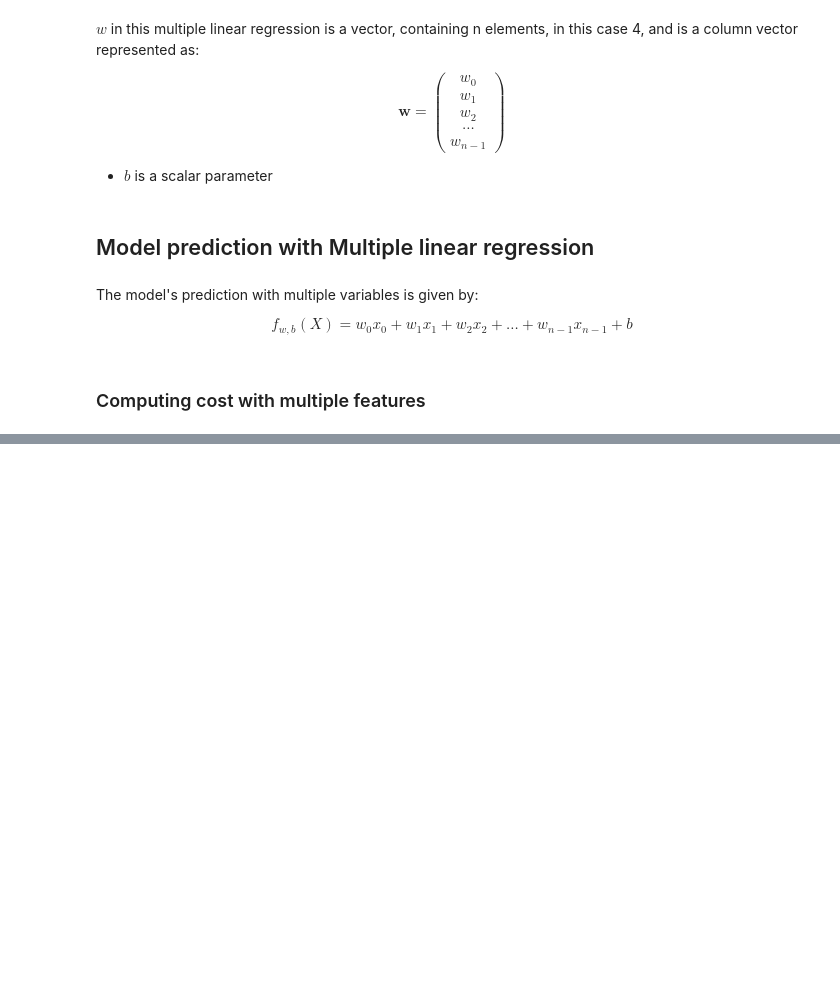
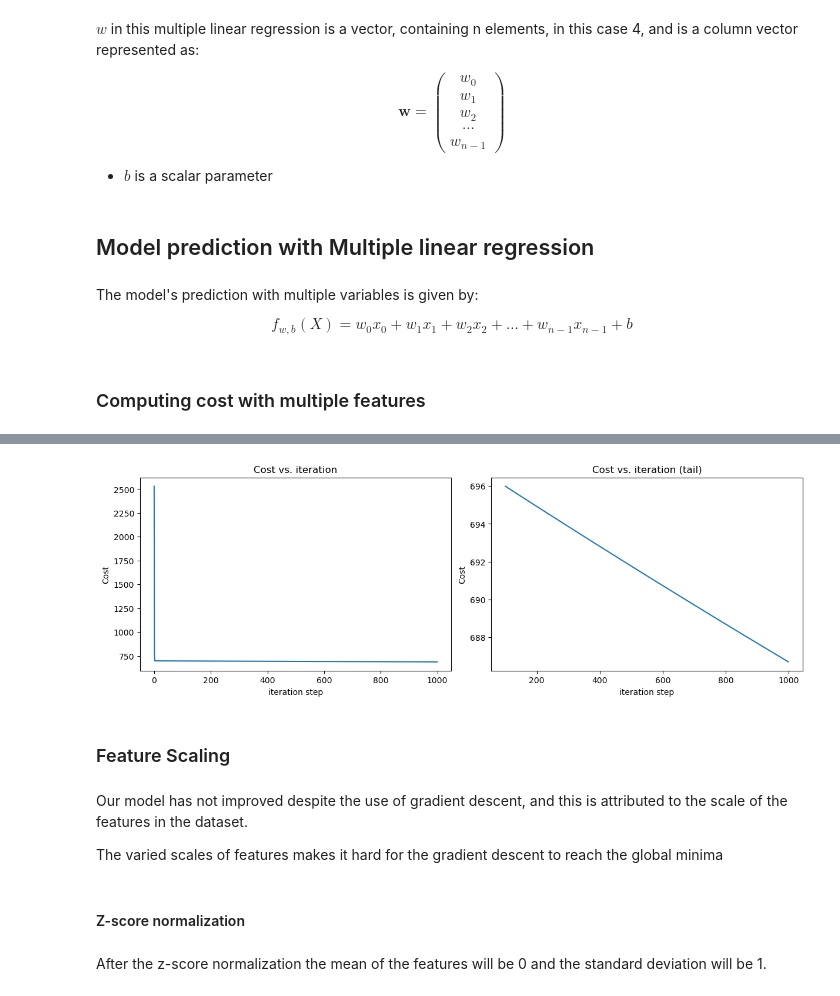
Before and after one commit to FRANKSADWAR/Regression_labs, a Jupyter notebook: Regression_LAB_Cousera.ipynb, the cells around one changed output, grey strips where cells are left out. Drawn from its saved outputs; the diff is of its cells as text; code cells hidden in the pictures; blank space fills up the shorter version.

Commit message:
feature scaling

```diff
--- a/Regression_LAB_Cousera.ipynb
+++ b/Regression_LAB_Cousera.ipynb
@@ -426,0 +474,20 @@ def predict (x, w, b):
+# %%
+def compute_gradient(X, y, w, b):
+    """
+    Computes the gradient for linear regression
+    Returns :
+        dj_dw (ndarray (n, )): the gradient of the cost w.r.t the parameters w
+        dj_db (scalar): The gradient of the cost w.r.t the parameter b
+    """
+    m,n = X.shape
+    dj_dw = np.zeros((n,))
+    dj_db = 0.
+
+    for i in range(m):
+        err = (np.dot(X[i],w)+ b) -y[i]
+        for j in range(n):
+            dj_dw[j] = dj_dw[j] + err * X[i, j]
+        dj_db = dj_db + err
+    dj_dw = dj_dw / m
+    dj_db = dj_db / m
+    return dj_db, dj_dw
@@ -426,0 +529,16 @@ def predict (x, w, b):
+# %%
+initial_w = np.zeros_like(w_init)
+initial_b = 0
+
+iterations = 1000
+alpha = 5.0e-7
+
+w_final, b_final, J_hist = gradient_descent(X_train, y_train,
+                                            initial_w, initial_b, compute_cost, compute_gradient,
+                                           alpha, iterations)
+
+
+print(f"b, w found by the gradient descent : {b_final: 0.2f},{w_final}")
+m,_ = X_train.shape
+for i in range(m):
+    print(f"prediction:{np.dot(X_train[i], w_final)+ b_final: 0.2f}, target_value: {y_train[i]}")
@@ -426,0 +560,21 @@ def predict (x, w, b):
+# %%
+# plot cost versus iteration
+fig, (ax1, ax2) = plt.subplots(1, 2, constrained_layout=True, figsize=(12, 4))
+ax1.plot(J_hist)
+ax2.plot(100 + np.arange(len(J_hist[100:])), J_hist[100:])
+ax1.set_title("Cost vs. iteration");  ax2.set_title("Cost vs. iteration (tail)")
+ax1.set_ylabel('Cost')             ;  ax2.set_ylabel('Cost')
+ax1.set_xlabel('iteration step')   ;  ax2.set_xlabel('iteration step')
+plt.show()
+# %% [output]
+[figure, added]
+# %% [markdown]
+### Feature Scaling
+# %% [markdown]
+Our model has not improved despite the use of gradient descent, and this is attributed to the scale of the features in the dataset.
+
+The varied scales of features makes it hard for the gradient descent to reach the global minima
+# %% [markdown]
+#### Z-score normalization
+# %% [markdown]
+After the z-score normalization the mean of the features will be 0 and the standard deviation will be 1.
```
Also changed, not shown: parts of 32 cells of this notebook.
